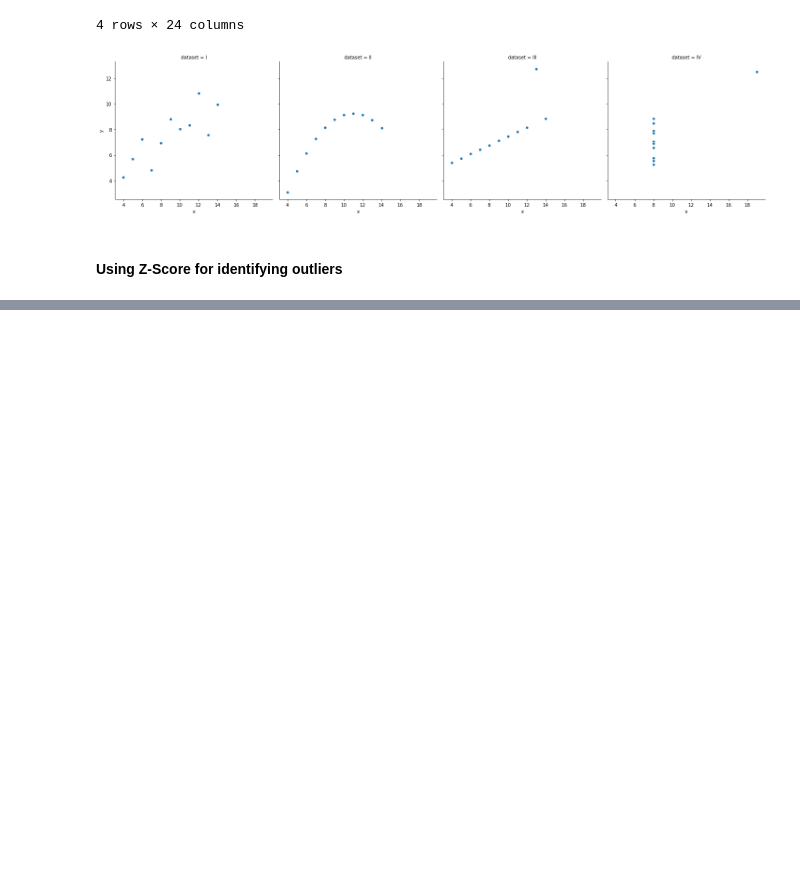
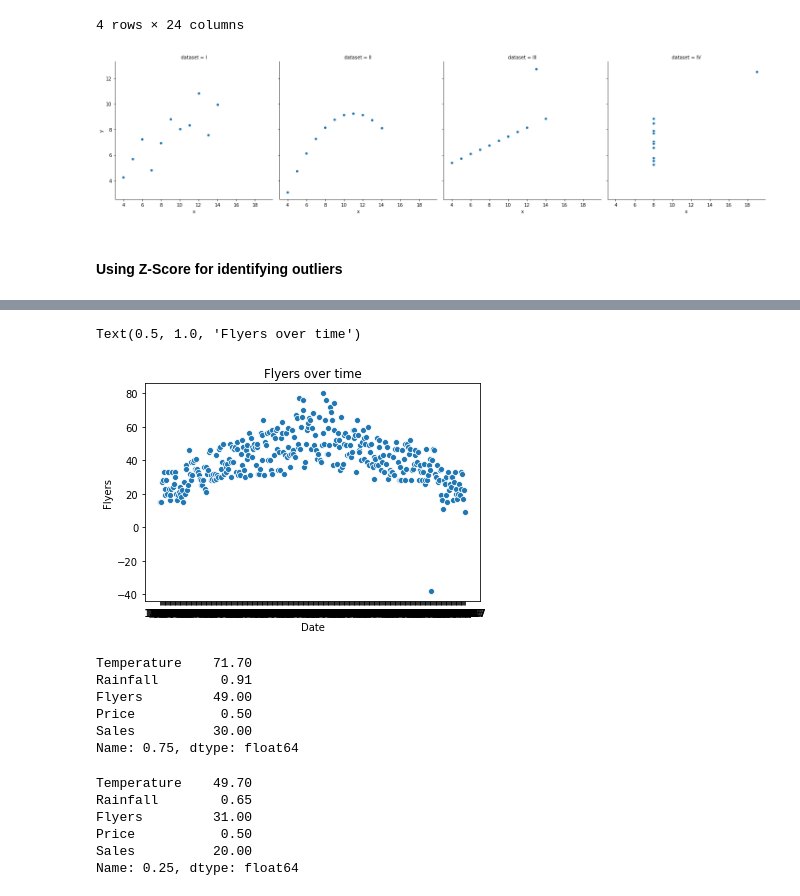
Before and after one commit to soslin/python_review, a Jupyter notebook: anamoly_detection/anomaly_detc_continuous_variable_prob_methods.ipynb, the cells around one changed output, grey strips where cells are left out. Drawn from its saved outputs; the diff is of its cells as text; code cells hidden in the pictures; blank space fills up the shorter version.

```diff
--- a/anamoly_detection/anomaly_detc_continuous_variable_prob_methods.ipynb
+++ b/anamoly_detection/anomaly_detc_continuous_variable_prob_methods.ipynb
@@ -41,0 +84,25 @@ array([195.52964909, -77.72276218, -70.57978811, -74.94246763])
+# %%
+sns.scatterplot(x = df.index, y = df.Flyers).set_title('Flyers over time')
+# %% [output]
+Text(0.5, 1.0, 'Flyers over time')
+[figure, added]
+# %%
+upper = df.quantile(q = .75)
+upper
+# %% [output]
+Temperature    71.70
+Rainfall        0.91
+Flyers         49.00
+Price           0.50
+Sales          30.00
+Name: 0.75, dtype: float64
+# %%
+lower = df.quantile(q = .25)
+lower
+# %% [output]
+Temperature    49.70
+Rainfall        0.65
+Flyers         31.00
+Price           0.50
+Sales          20.00
+Name: 0.25, dtype: float64
```
Also changed, not shown: parts of 34 cells of this notebook.
